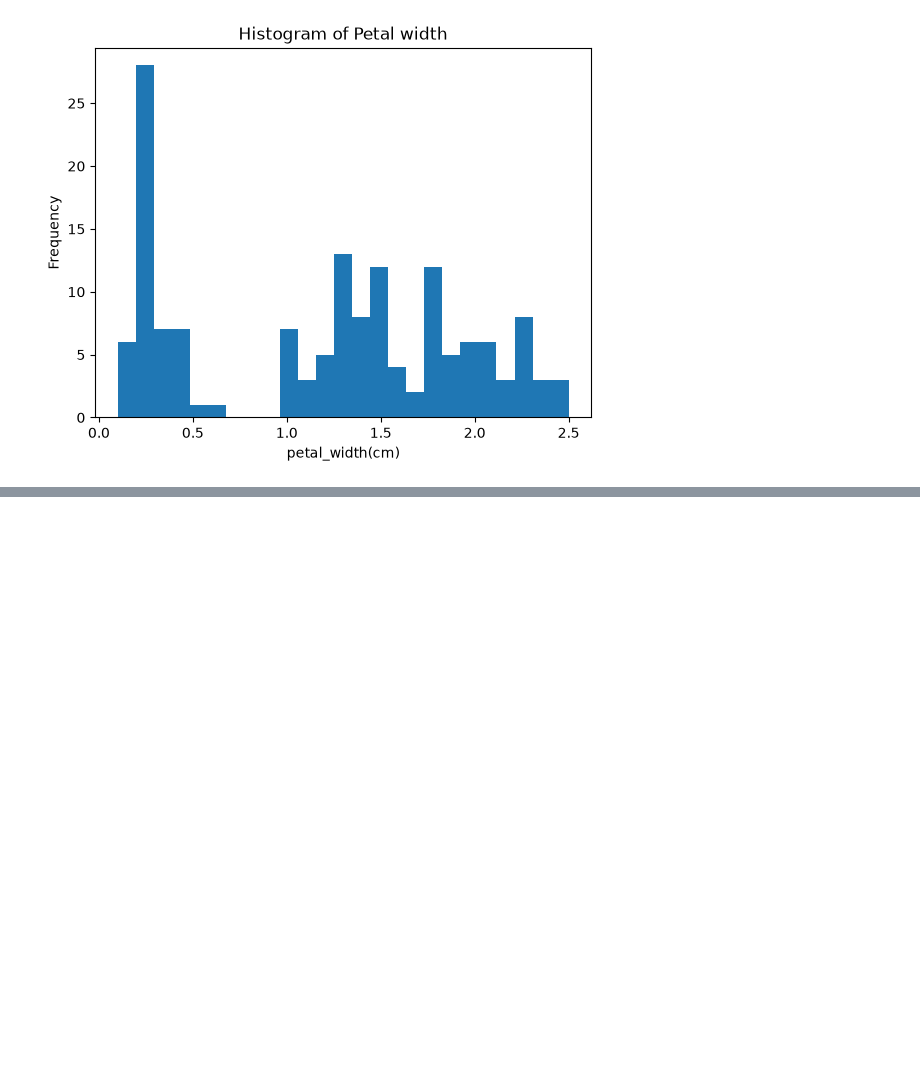
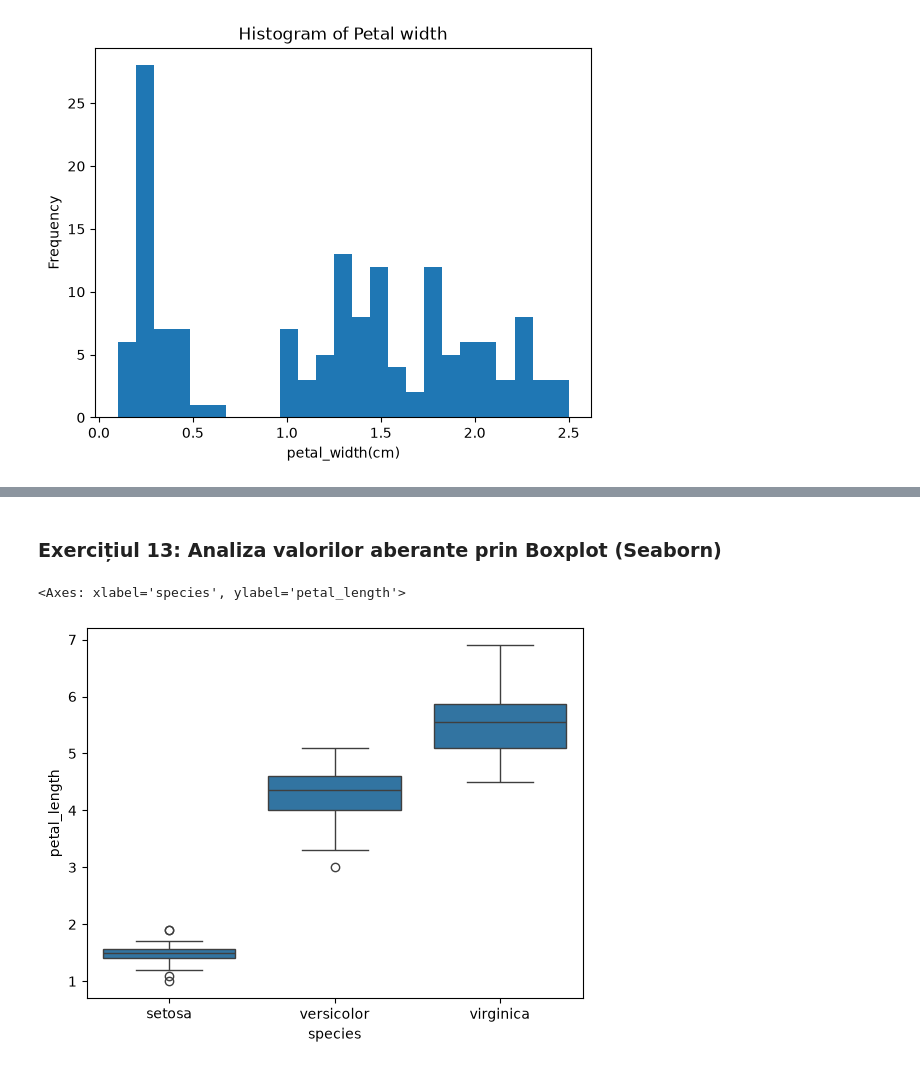
Before and after one commit to florin-t04/lab-1-machine-learning, a Jupyter notebook: 01_Trandafir.ipynb, the cells around one changed output, grey strips where cells are left out. Drawn from its saved outputs; the diff is of its cells as text; code cells hidden in the pictures; blank space fills up the shorter version.

```diff
--- a/01_Trandafir.ipynb
+++ b/01_Trandafir.ipynb
@@ -191,0 +193,7 @@ ax.set(xlabel='petal_width(cm)', ylabel='Frequency', title='Histogram of Petal w
+# %% [markdown]
+### Exercițiul 13: Analiza valorilor aberante prin Boxplot (Seaborn)
+# %%
+sns.boxplot(x="species", y="petal_length", data=data)
+# %% [output]
+<Axes: xlabel='species', ylabel='petal_length'>
+[figure, added]
```
Also changed, not shown: parts of 6 cells of this notebook.
